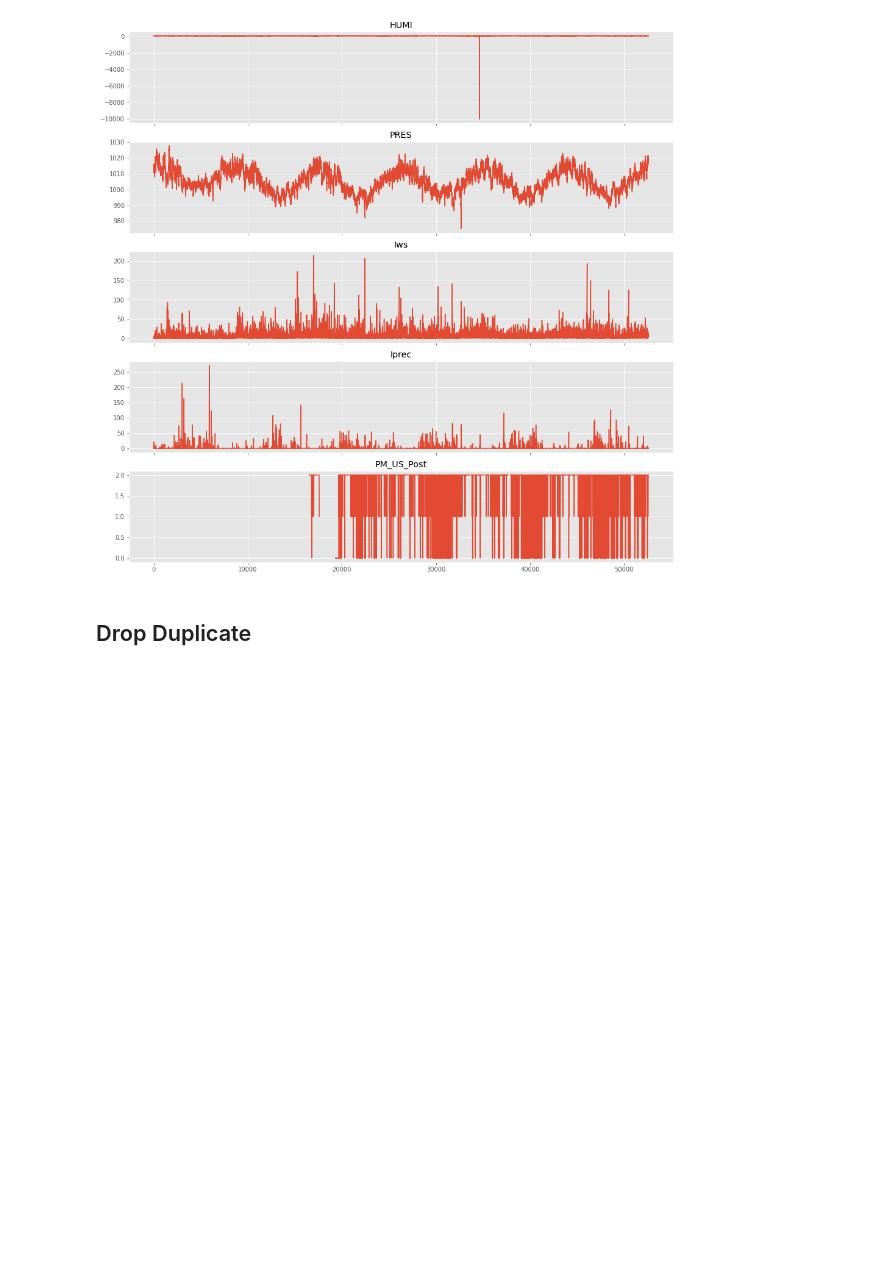
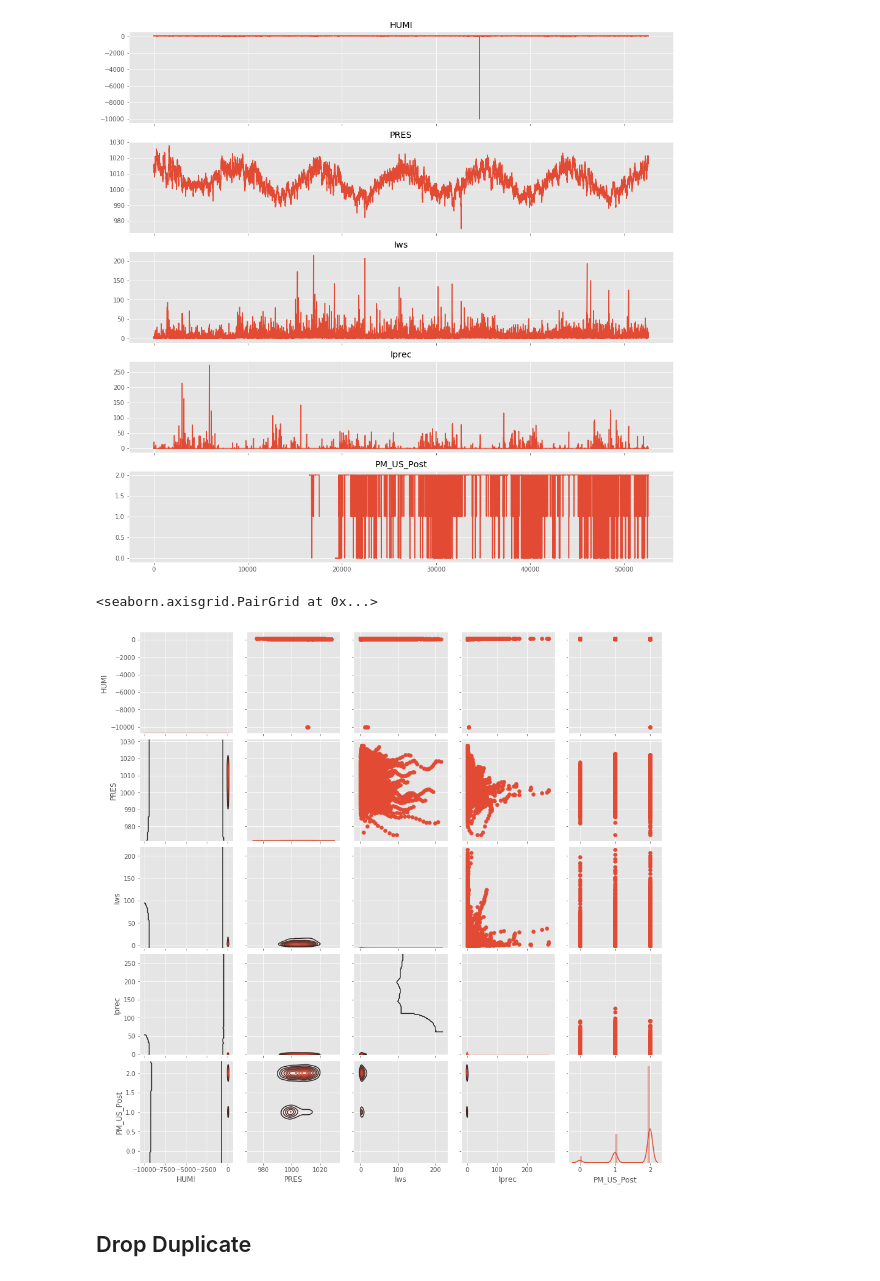
Before and after one commit to bdintu/machine-learning, a Jupyter notebook: lab3-2/lab3-2.ipynb, the cells around one changed output. Drawn from its saved outputs; the diff is of its cells as text; code cells hidden in the pictures; blank space fills up the shorter version.

```diff
--- a/lab3-2/lab3-2.ipynb
+++ b/lab3-2/lab3-2.ipynb
@@ -65,14 +63,17 @@ for i, col in enumerate(rec.dtype.names):
 # %% [output]
 [figure]
 # %%
-# import pandas as pd
-# import seaborn as sns
+import pandas as pd
+import seaborn as sns
 
-# df = pd.DataFrame(rec)
-# g = sns.PairGrid(df)
-# g.map_upper(plt.scatter)
-# g.map_lower(sns.kdeplot)
-# g.map_diag(sns.distplot)
+df = pd.DataFrame(rec)
+g = sns.PairGrid(df)
+g.map_upper(plt.scatter)
+g.map_lower(sns.kdeplot)
+g.map_diag(sns.distplot)
+# %% [output]
+<seaborn.axisgrid.PairGrid at 0x...>
+[figure, added]
 # %% [markdown]
 ## Drop Duplicate
 # %%
```
Also changed, not shown: parts of 32 cells of this notebook.
